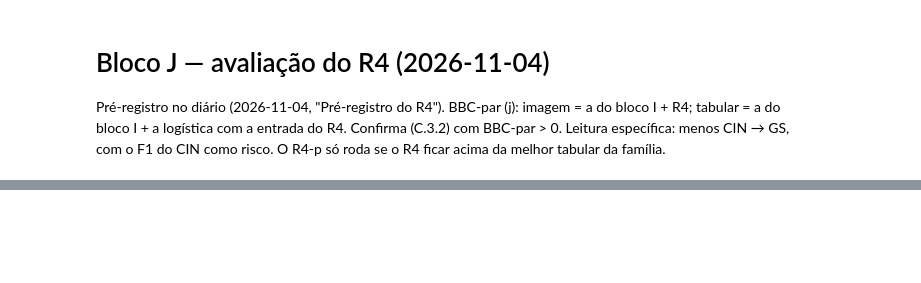
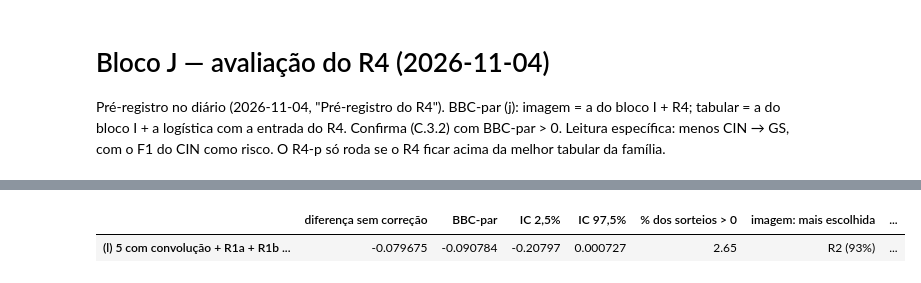
Before and after one commit to leocendino/imagens_de_cg_para_classificacao, a Jupyter notebook: notebooks/05_eval.ipynb, the cells around one changed output, grey strips where cells are left out. Drawn from its saved outputs; the diff is of its cells as text; code cells hidden in the pictures; blank space fills up the shorter version.

```diff
--- a/notebooks/05_eval.ipynb
+++ b/notebooks/05_eval.ipynb
@@ -2036,0 +2042,21 @@ R4: pior F1 médio 0.706; R4 − rede base -0.011 (-0.047 a +0.019); melhor tabu
+# %%
+log("=== bloco L: avaliação do R5 ===")
+P5 = {n: [ler_oof(OOF_R, f"{n}_s{s}") for s in SEMENTES] for n in ["R5", "R5-p"]}
+ref_5 = pd.read_csv(RESULTS / "04_models_r5.csv", index_col=0)["pior F1"]
+for n in P5:  # autoteste: reproduz o results/04_models_r5.csv
+    assert np.isclose(np.mean([pior_yp(p.argmax(axis=1)) for p in P5[n]]), ref_5[n]), n
+IM5 = {n: [p.argmax(axis=1) for p in ps] for n, ps in P5.items()}
+IM_L = IM_J | {"R5": IM5["R5"]}
+assert len(IM_L) == 12 and len(TAB_J) == 11
+perm5 = dif_ic(IM5["R5"], IM5["R5-p"])
+base5 = dif_ic(IM5["R5"], [p.argmax(axis=1) for p in OTIM["profundo + adamw_dro"]])
+res_l = pd.DataFrame({"(l) 5 com convolução + R1a + R1b + R9 + R2 + R3 + R4 + R5 × tabular do bloco J": bbc_par(IM_L, TAB_J)}).T
+bbc5 = res_l["BBC-par"].iloc[0]
+print(f"Perm(R5) = R5 − R5-p: {perm5[0]:+.3f} ({perm5[1]:+.3f} a {perm5[2]:+.3f}); R5 − rede base: {base5[0]:+.3f} "
+      f"({base5[1]:+.3f} a {base5[2]:+.3f}); BBC-par (l): {bbc5:+.3f}. Pré-registro: confirma (nível 3) com Perm(R5) > 0 e IC "
+      f"sem o 0, e BBC-par > 0 → {'CONFIRMA' if perm5[1] > 0 and bbc5 > 0 else 'REFUTA'}")
+pd.concat([res_l, pd.DataFrame([{"Perm(R5)": perm5[0], "Perm IC 2,5%": perm5[1], "Perm IC 97,5%": perm5[2],
+                                 "R5 − rede base": base5[0]}], index=res_l.index)], axis=1).to_csv(RESULTS / "05_eval_bloco_l.csv")
+log("bloco L terminado: results/05_eval_bloco_l.csv gravado")
+res_l
+# %% [output]
@@ -2036,0 +2066,2 @@ R4: pior F1 médio 0.706; R4 − rede base -0.011 (-0.047 a +0.019); melhor tabu
+|  | diferença sem correção | BBC-par | IC 2,5% | IC 97,5% | % dos sorteios > 0 | imagem: mais escolhida | ... |
+| (l) 5 com convolução + R1a + R1b ... | -0.079675 | -0.090784 | -0.20797 | 0.000727 | 2.65 | R2 (93%) | ... |
```
Also changed, not shown: parts of 16 cells of this notebook, 1 other file.
